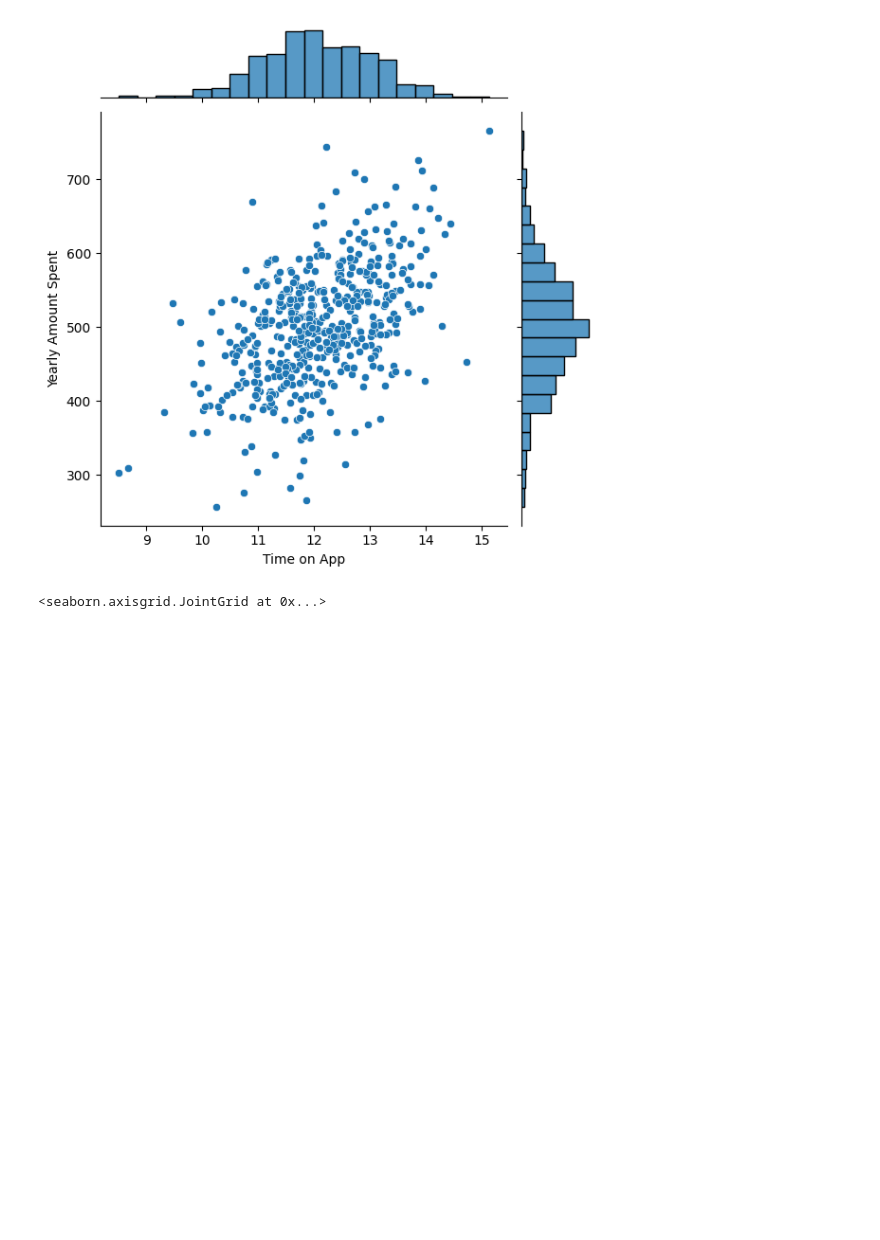
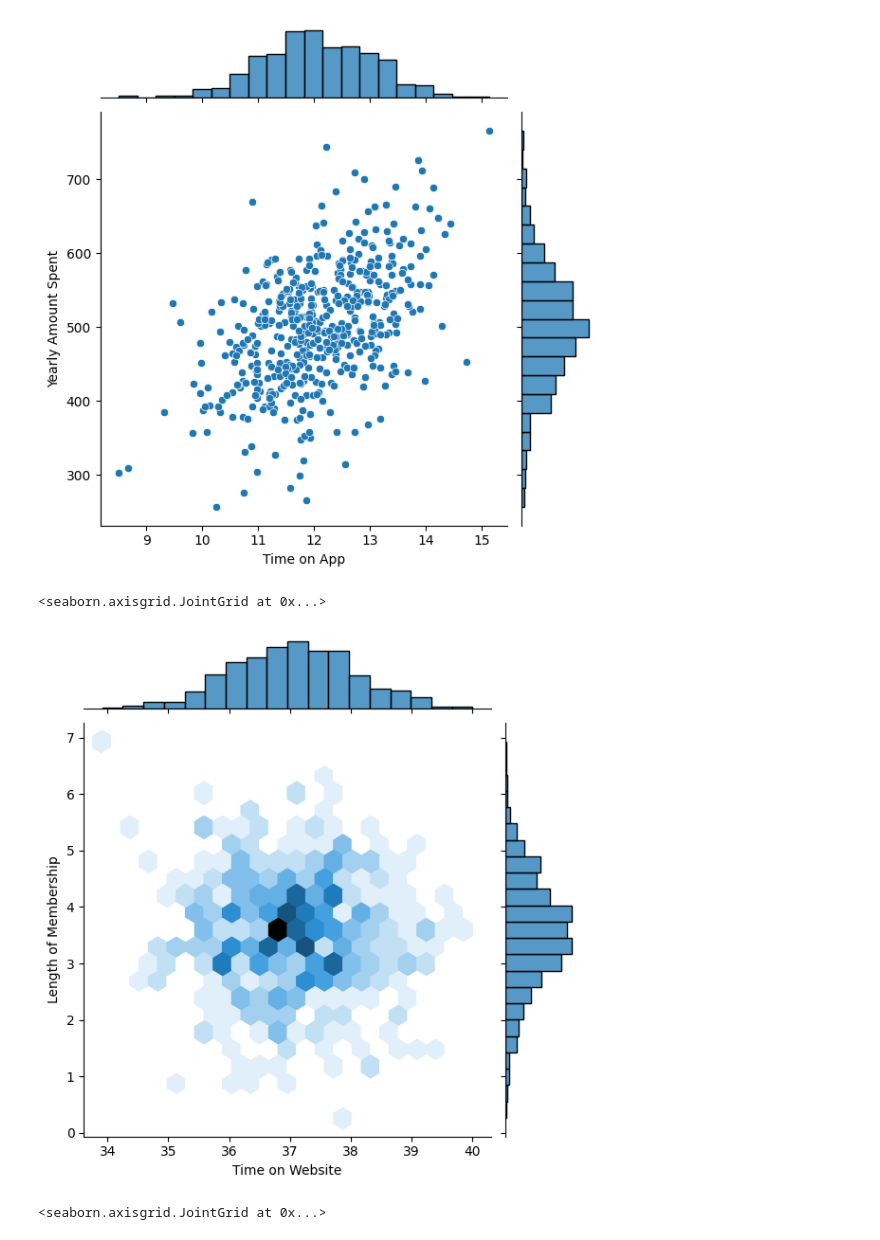
Before and after one commit to MJ7869/E-commerce-Customer-Behavior-Analysis-Mobile-App-vs.-Website-Engagement, a Jupyter notebook: E_commerce_Customer_Behavior_Analysis_Mobile_App_vs_Website_Engagement.ipynb, the cells around one changed output. Drawn from its saved outputs; the diff is of its cells as text; code cells hidden in the pictures; blank space fills up the shorter version.

```diff
--- a/E_commerce_Customer_Behavior_Analysis_Mobile_App_vs_Website_Engagement.ipynb
+++ b/E_commerce_Customer_Behavior_Analysis_Mobile_App_vs_Website_Engagement.ipynb
@@ -10,4 +10,4 @@ Saving ecommerce_customers to ecommerce_customers
 import pandas as pd
 import seaborn as sns
 import matplotlib.pyplot as plt
-df = pd.read_csv("ecommerce_customers")
+df = pd.read_csv("ecommerce_customers.csv")
@@ -59,0 +60,2 @@ exclude: List of data types to be Excluded while describing dataframe. Default i
+# %%
+df.drop(["Email", "Address", "Avatar"],axis=1, inplace=True)
@@ -139,4 +157,10 @@ sns.jointplot(x='Time on App', y='Yearly Amount Spent', data=df)
 # %% [output]
 <seaborn.axisgrid.JointGrid at 0x...>
 [figure]
+# %%
+#Using jointplot to create a 2D hex bin plot comparing Time on Website and Length of Membership
+sns.jointplot(x='Time on Website', y='Length of Membership', kind='hex', data=df)
+# %% [output]
+<seaborn.axisgrid.JointGrid at 0x...>
+[figure, added]
 # %%
```
Also changed, not shown: parts of 28 cells of this notebook.
